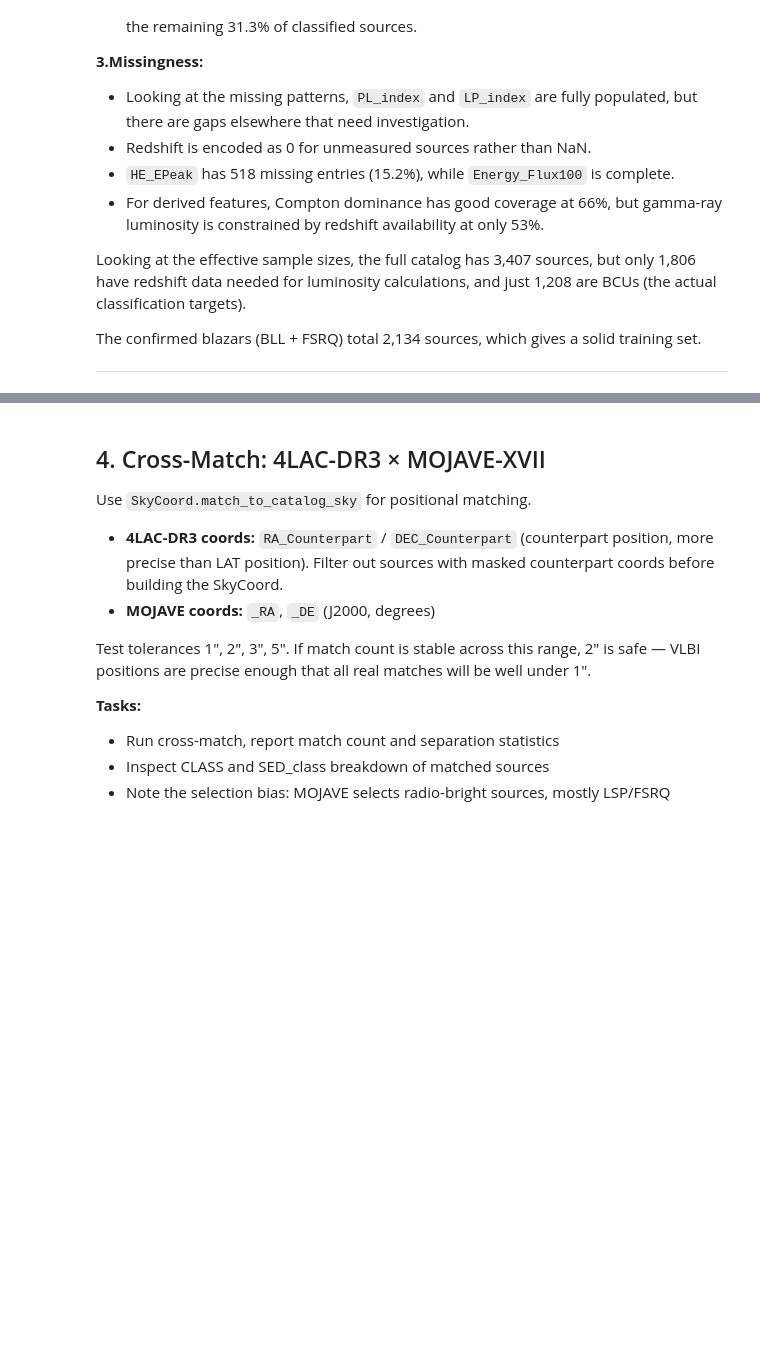
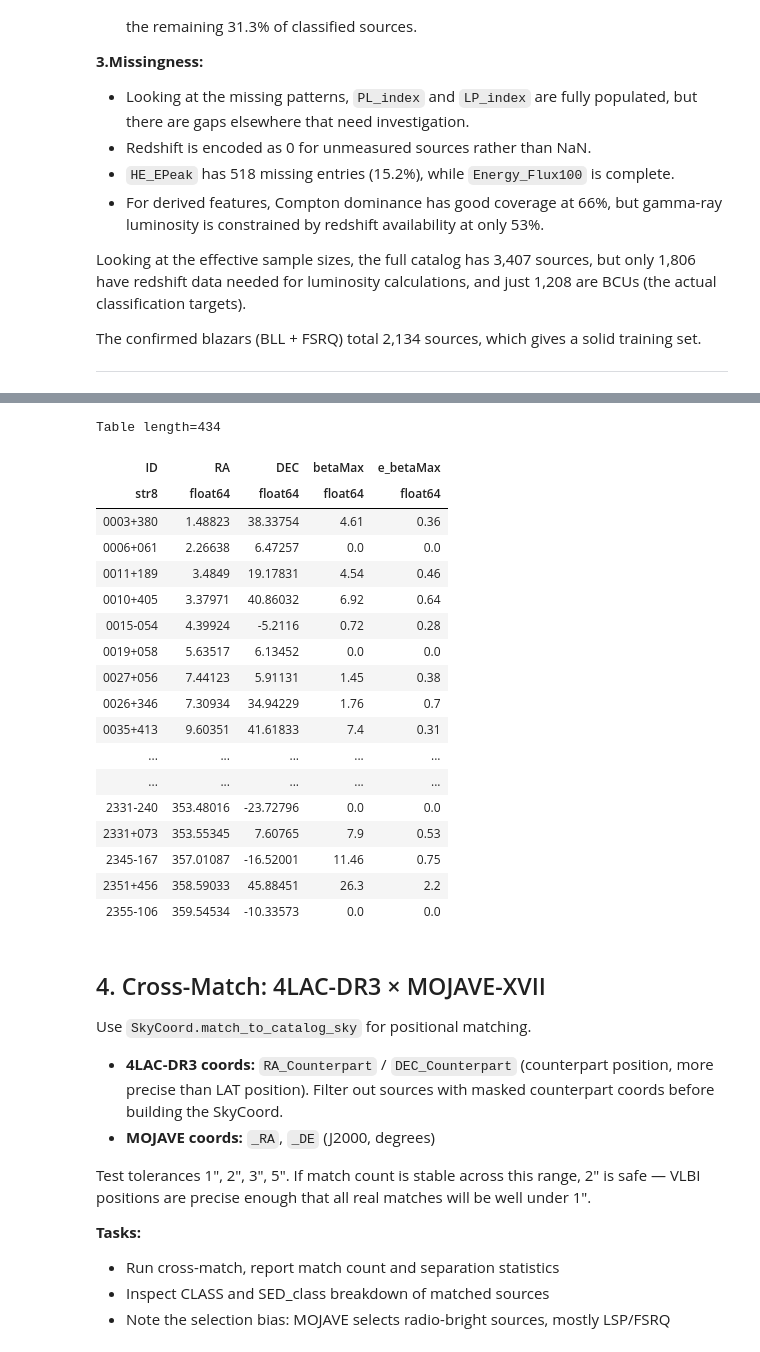
Before and after one commit to altjerue/ilwikak-ml, a Jupyter notebook: blazar_population_ml.ipynb, the cells around one changed output, grey strips where cells are left out. Cells and saved outputs as stored; diff of their text form; code cells hidden in the pictures; blank space fills up the shorter version.

```diff
--- a/blazar_population_ml.ipynb
+++ b/blazar_population_ml.ipynb
@@ -157,12 +164,12 @@ key_cols = [
 ]
 
 for col in key_cols:
-    arr = np.ma.filled(t[col].data, np.nan).astype(float)
+    arr = safe_float(lac[col])
     n_nan = np.sum(np.isnan(arr))
     n_zero = np.sum(arr == 0)
-    print(f"{col:25s}  missing: {n_nan:4d} ({100 * n_nan / len(t):5.1f}%)  zero: {n_zero:4d}")
+    print(f"{col:25s}  missing: {n_nan:4d} ({100 * n_nan / lac_len:5.1f}%)  zero: {n_zero:4d}")
 
-print(f"\nN = {len(t)}")
+print(f"\nN = {lac_len}")
 # %% [output]
 PL_Index                   missing:    0 (  0.0%)  zero:    0
 LP_Index                   missing:    0 (  0.0%)  zero:    0
@@ -321,0 +327,9 @@ HDU 1 and HDU 2 have **zero overlap** in source IDs. Combine and deduplicate to
+# %%
+with fits.open(MOJAVE) as hdul:
+    for i, hdu in enumerate(hdul):
+        print(f"HDU {i}: {type(hdu).__name__}")
+        if hasattr(hdu, 'columns') and hdu.columns:
+            print(f"Rows: {len(hdu.data)}")
+            print(f"Columns ({len(hdu.columns)}):")
+            for col in hdu.columns:
+                print(f"  {col.name:30s}  {col.format:6s}  {col.unit if col.unit else ''}")
@@ -322,3 +354,40 @@ HDU 1 and HDU 2 have **zero overlap** in source IDs. Combine and deduplicate to
+# %%
+def load_mojave_hdu(hdul, i):
+    d = hdul[i].data
+    return Table({
+        'ID': np.array(safe_str(d['ID'])),
+        'RA': np.array(safe_float(d['_RA'])),
+        'DEC': np.array(safe_float(d['_DE'])),
+        'betaMax': np.array(safe_float(d['betaMax'])),
+        'e_betaMax': np.array(safe_float(d['e_betaMax']))
+        'Cl': np.array(safe_float(d['e_betaMax']))
+    })
+# %%
+with fits.open(MOJAVE) as hdul:
+    moj = vstack([load_mojave_hdu(hdul, 1), load_mojave_hdu(hdul, 2)])
+_, fi = np.unique(moj['ID'], return_index=True)
+moj = moj[np.sort(fi)]
+moj
+# %% [output]
+Table length=434
+| ID | RA | DEC | betaMax | e_betaMax |
+| str8 | float64 | float64 | float64 | float64 |
+| 0003+380 | 1.48823 | 38.33754 | 4.61 | 0.36 |
+| 0006+061 | 2.26638 | 6.47257 | 0.0 | 0.0 |
+| 0011+189 | 3.4849 | 19.17831 | 4.54 | 0.46 |
+| 0010+405 | 3.37971 | 40.86032 | 6.92 | 0.64 |
+| 0015-054 | 4.39924 | -5.2116 | 0.72 | 0.28 |
+| 0019+058 | 5.63517 | 6.13452 | 0.0 | 0.0 |
+| 0027+056 | 7.44123 | 5.91131 | 1.45 | 0.38 |
+| 0026+346 | 7.30934 | 34.94229 | 1.76 | 0.7 |
+| 0035+413 | 9.60351 | 41.61833 | 7.4 | 0.31 |
+| ... | ... | ... | ... | ... |
+| ... | ... | ... | ... | ... |
+| 2331-240 | 353.48016 | -23.72796 | 0.0 | 0.0 |
+| 2331+073 | 353.55345 | 7.60765 | 7.9 | 0.53 |
+| 2345-167 | 357.01087 | -16.52001 | 11.46 | 0.75 |
+| 2351+456 | 358.59033 | 45.88451 | 26.3 | 2.2 |
+| 2355-106 | 359.54534 | -10.33573 | 0.0 | 0.0 |
 # %% [markdown]
 ## 4. Cross-Match: 4LAC-DR3 × MOJAVE-XVII
 
```
Also changed, not shown: parts of 17 cells of this notebook.
